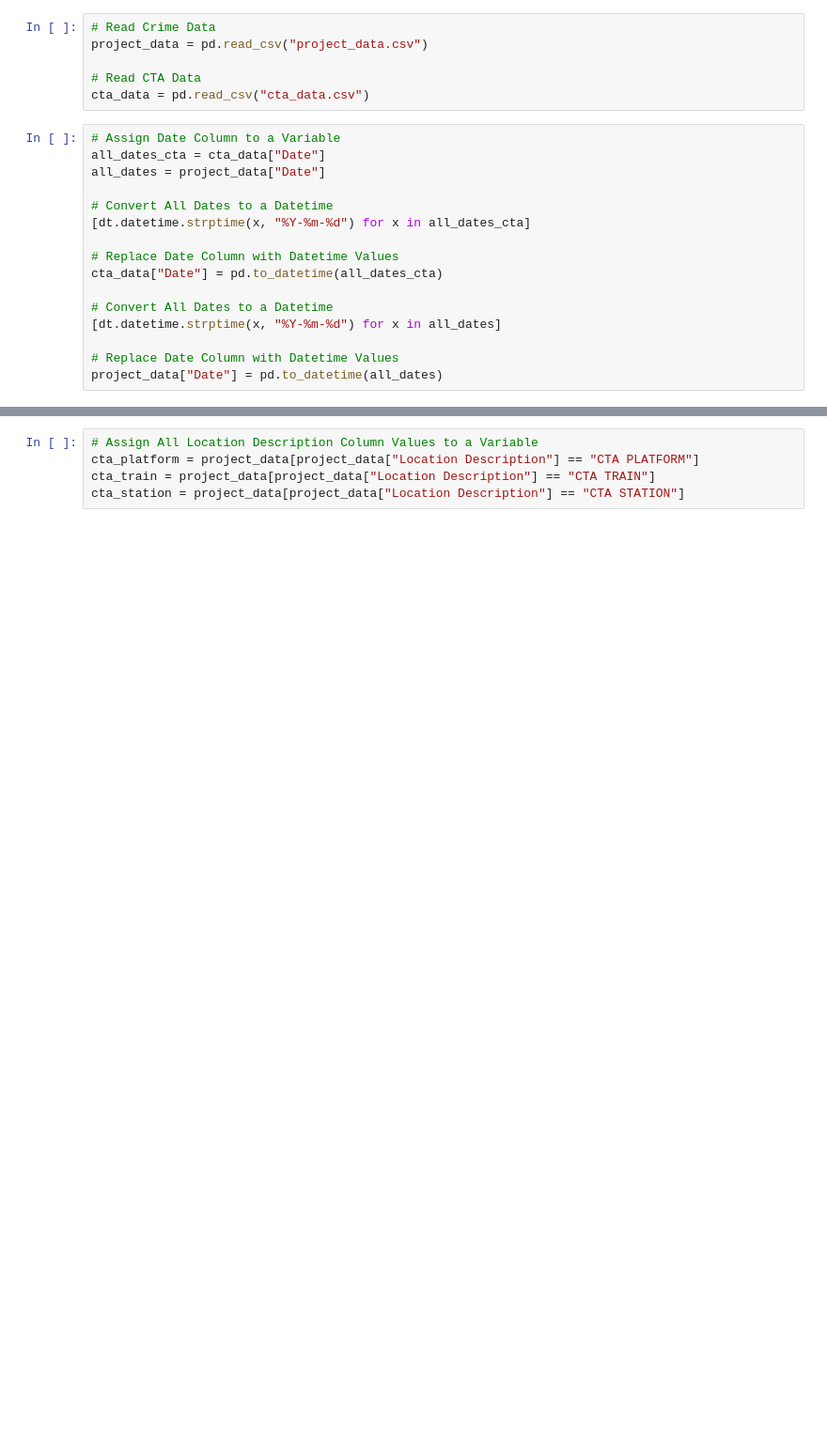
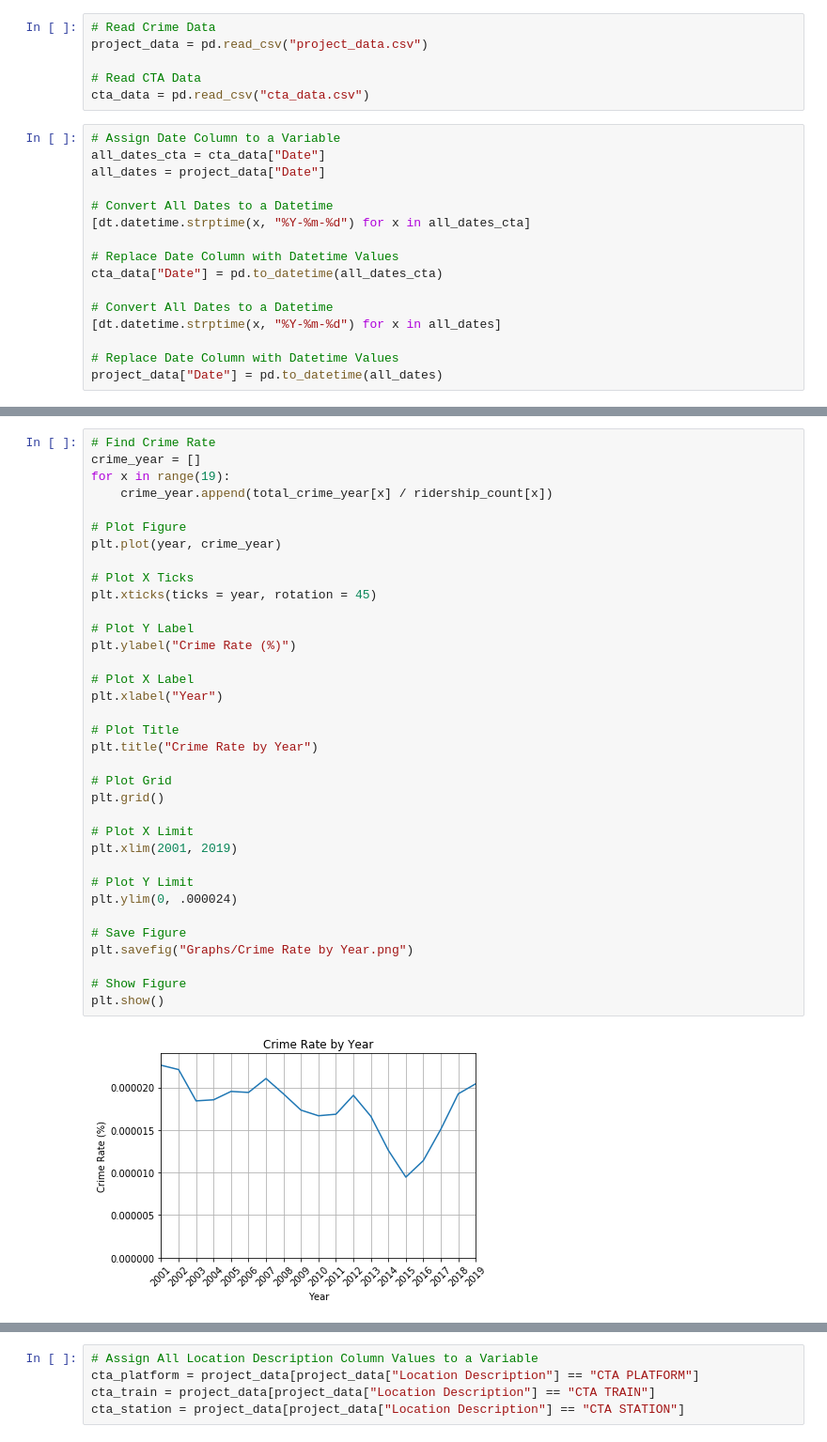
Before and after one commit to o0oo000o0o0o/Project-1, a Jupyter notebook: project.ipynb, the cells around one changed output, grey strips where cells are left out. Shown: that part at 94% size. Drawn from its saved outputs; the diff is of its cells as text; blank space fills up the shorter version.

```diff
--- a/project.ipynb
+++ b/project.ipynb
@@ -202,3 +200,40 @@ Total Number of 'L' Riders (2001-2019): 3980082501
+# %%
+# Find Crime Rate
+crime_year = []
+for x in range(19):
+    crime_year.append(total_crime_year[x] / ridership_count[x])
+
+# Plot Figure
+plt.plot(year, crime_year)
+
+# Plot X Ticks
+plt.xticks(ticks = year, rotation = 45)
+
+# Plot Y Label
+plt.ylabel("Crime Rate (%)")
+
+# Plot X Label
+plt.xlabel("Year")
+
+# Plot Title
+plt.title("Crime Rate by Year")
+
+# Plot Grid
+plt.grid()
+
+# Plot X Limit
+plt.xlim(2001, 2019)
+
+# Plot Y Limit
+plt.ylim(0, .000024)
+
+# Save Figure
+plt.savefig("Graphs/Crime Rate by Year.png")
+
+# Show Figure
+plt.show()
+# %% [output]
+[figure, added]
 # %%
 # Get Value Count of Crime
 all_locations = project_data["Primary Type"].value_counts()
```
Also changed, not shown: parts of 24 cells of this notebook, 11 other files.
